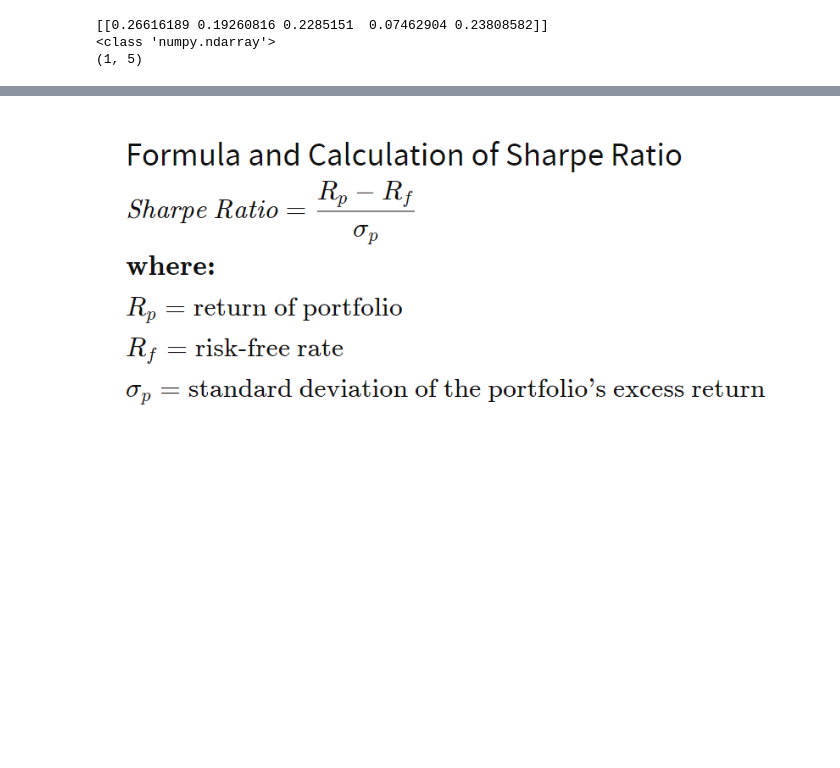
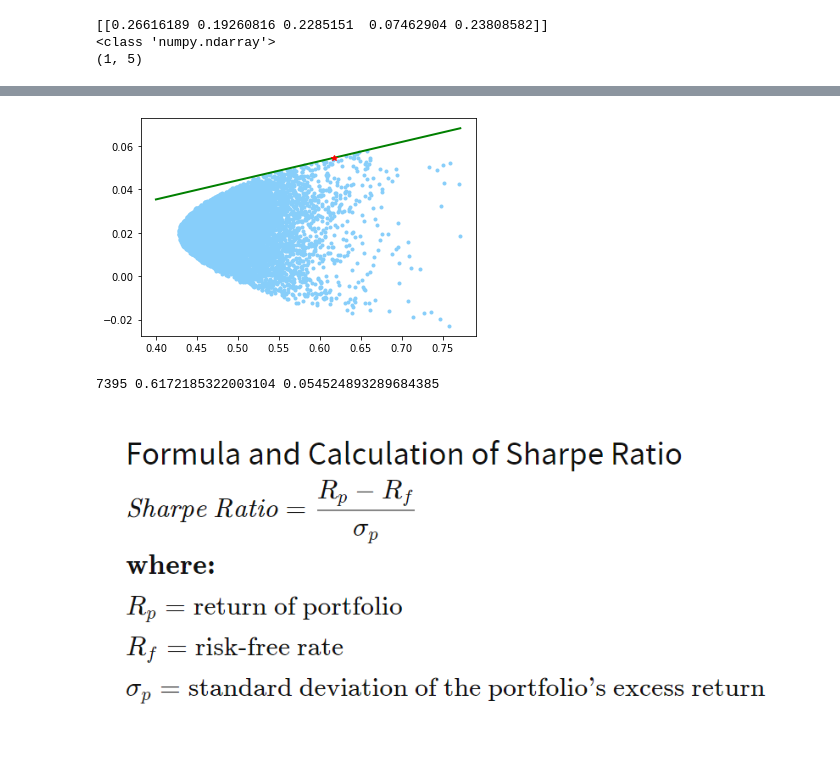
Before and after one commit to CodingDojoSDA/Week_4_CP_1, a Jupyter notebook: assignment_w4_c1_template.ipynb, the cells around one changed output, grey strips where cells are left out. Drawn from its saved outputs; the diff is of its cells as text; code cells hidden in the pictures; blank space fills up the shorter version.

```diff
--- a/assignment_w4_c1_template.ipynb
+++ b/assignment_w4_c1_template.ipynb
@@ -173,3 +176,21 @@ plt.show()
+# %%
+#Objective 11.
+#Add the Capital Market Line to your scatterplot from Objective 8.
+
+x = np.linspace(0.4, max(portfolio_standard_deviations), 10000)
+y = portfolio_sharpe_ratios[index] * x
+
+# plt.plot(#todo, #todo, 'o', markersize = 3, color = 'lightskyblue')
+# plt.plot(x, y, '-', linewidth = 2, color = 'green')
+# plt.show()
+plt.plot(portfolio_standard_deviations, portfolio_means, 'o', markersize = 3, color = 'lightskyblue')
+plt.plot(x, y, '-', linewidth = 2, color = 'green')
+plt.plot(portfolio_standard_deviations[index], portfolio_means[index], "r*")
+plt.show()
+print(index, portfolio_standard_deviations[index], portfolio_means[index])
+# %% [output]
+[figure, added]
+7395 0.6172185322003104 0.054524893289684385
 # %%
 #Objective 12.
 #All of the work in this notebook assumes a risk-free rate of zero (0.00).  How could this work be modified to
```
Also changed, not shown: parts of 7 cells of this notebook.
